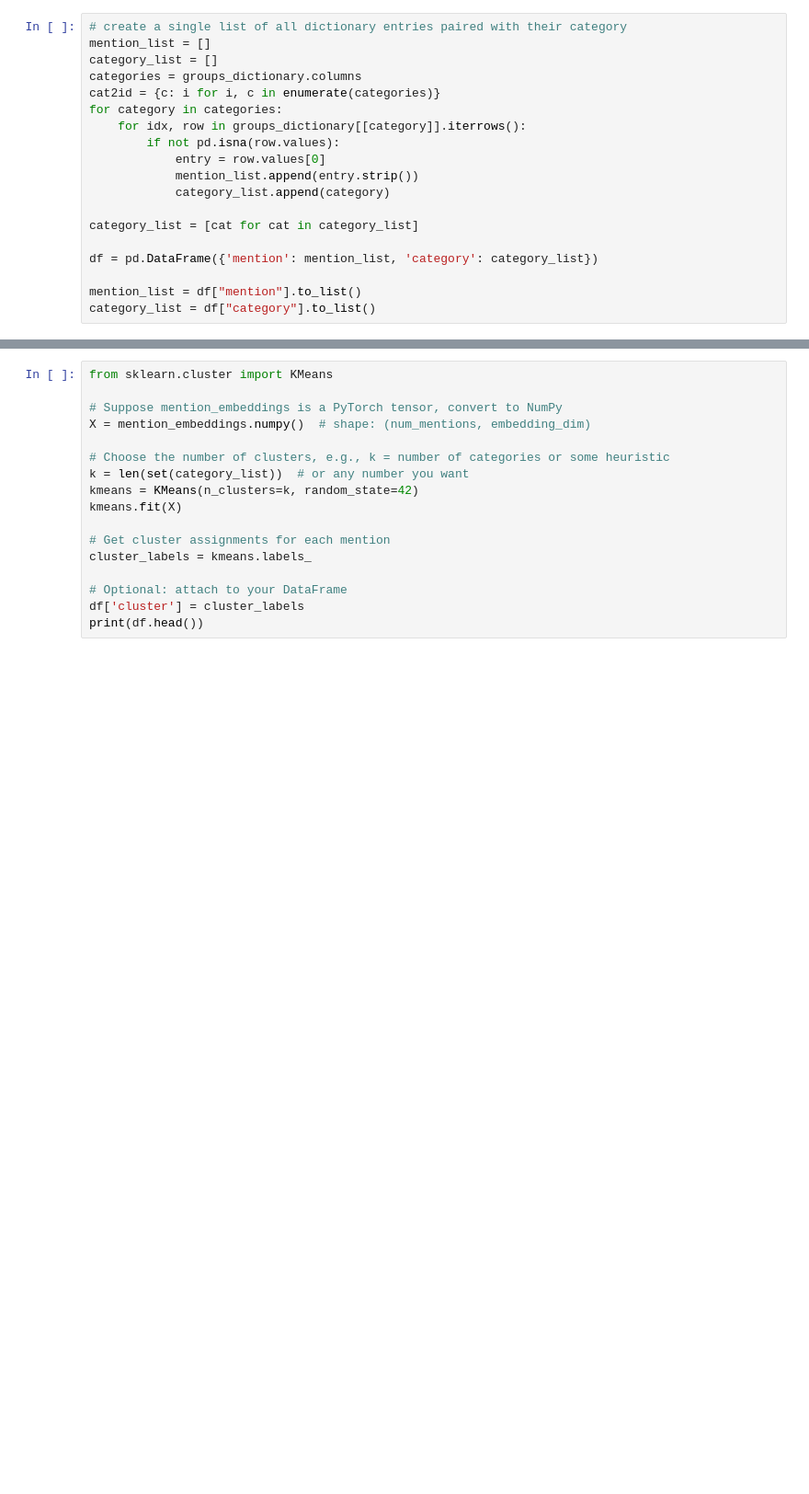
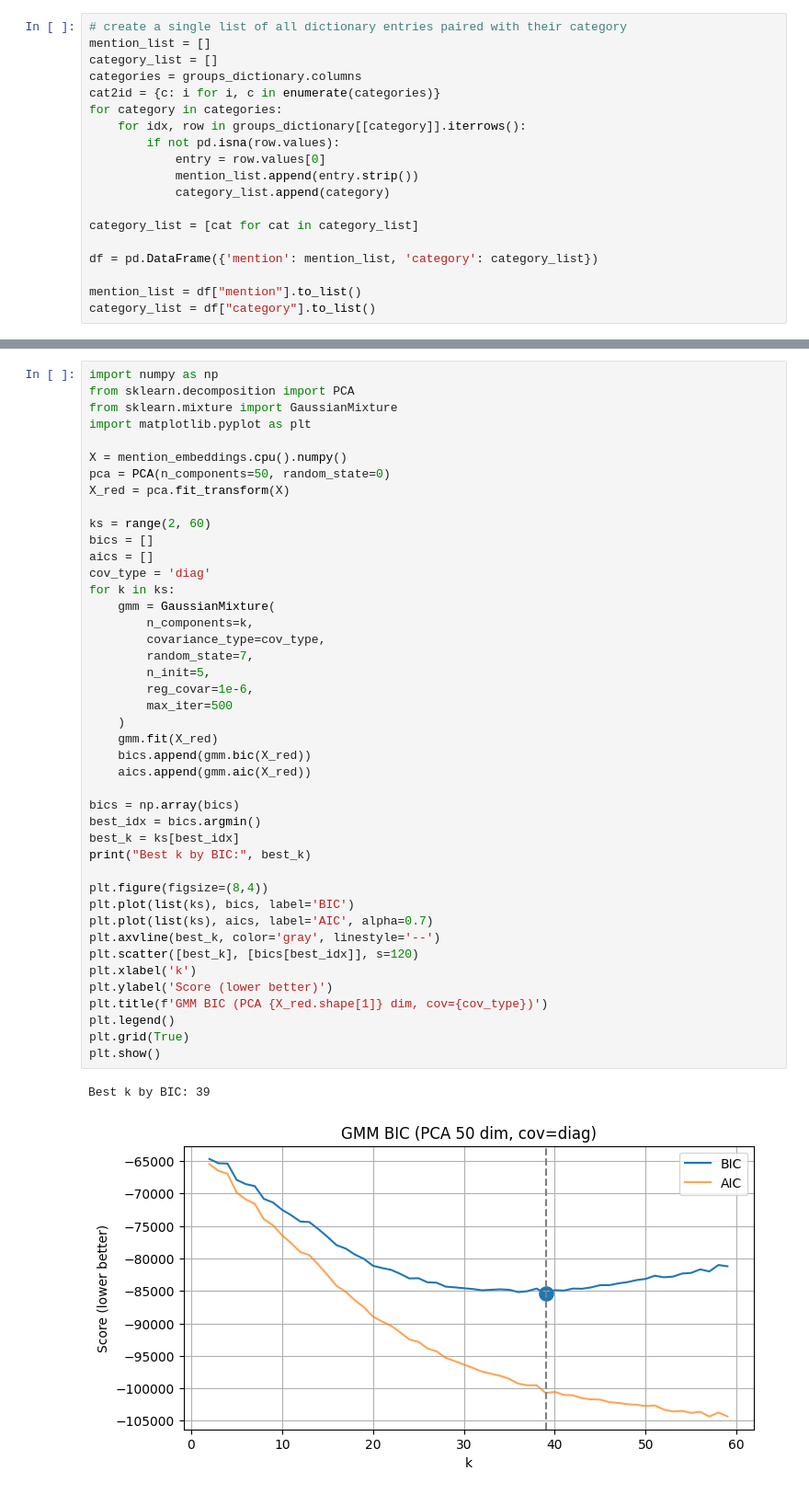
Before and after one commit to MaximilianWeiland/Master_Thesis, a Jupyter notebook: 05_clustering/triplet_loss.ipynb, the cells around one changed output, grey strips where cells are left out. Shown: that part at 92% size. Saved outputs shown, nothing was run; the diff lists cells and outputs as text; blank space fills up the shorter version.

Commit message:
implemented clustering and cluster assessment

```diff
--- a/05_clustering/triplet_loss.ipynb
+++ b/05_clustering/triplet_loss.ipynb
@@ -204,17 +170,46 @@ plt.show()
-# %%
-from sklearn.cluster import KMeans
-
-# Suppose mention_embeddings is a PyTorch tensor, convert to NumPy
-X = mention_embeddings.numpy()  # shape: (num_mentions, embedding_dim)
-
-# Choose the number of clusters, e.g., k = number of categories or some heuristic
-k = len(set(category_list))  # or any number you want
-kmeans = KMeans(n_clusters=k, random_state=42)
-kmeans.fit(X)
-
-# Get cluster assignments for each mention
-cluster_labels = kmeans.labels_
-
-# Optional: attach to your DataFrame
-df['cluster'] = cluster_labels
-print(df.head())
+# %%
+import numpy as np
+from sklearn.decomposition import PCA
+from sklearn.mixture import GaussianMixture
+import matplotlib.pyplot as plt
+
+X = mention_embeddings.cpu().numpy()
+pca = PCA(n_components=50, random_state=0)
+X_red = pca.fit_transform(X)
+
+ks = range(2, 60)
+bics = []
+aics = []
+cov_type = 'diag'
+for k in ks:
+    gmm = GaussianMixture(
+        n_components=k,
+        covariance_type=cov_type,
+        random_state=7,
+        n_init=5,
+        reg_covar=1e-6,
+        max_iter=500
+    )
+    gmm.fit(X_red)
+    bics.append(gmm.bic(X_red))
+    aics.append(gmm.aic(X_red))
+
+bics = np.array(bics)
+best_idx = bics.argmin()
+best_k = ks[best_idx]
+print("Best k by BIC:", best_k)
+
+plt.figure(figsize=(8,4))
+plt.plot(list(ks), bics, label='BIC')
+plt.plot(list(ks), aics, label='AIC', alpha=0.7)
+plt.axvline(best_k, color='gray', linestyle='--')
+plt.scatter([best_k], [bics[best_idx]], s=120)
+plt.xlabel('k')
+plt.ylabel('Score (lower better)')
+plt.title(f'GMM BIC (PCA {X_red.shape[1]} dim, cov={cov_type})')
+plt.legend()
+plt.grid(True)
+plt.show()
+# %% [output]
+Best k by BIC: 39
+[figure, added]
```
Also changed, not shown: parts of 12 cells of this notebook, 13 other files.
